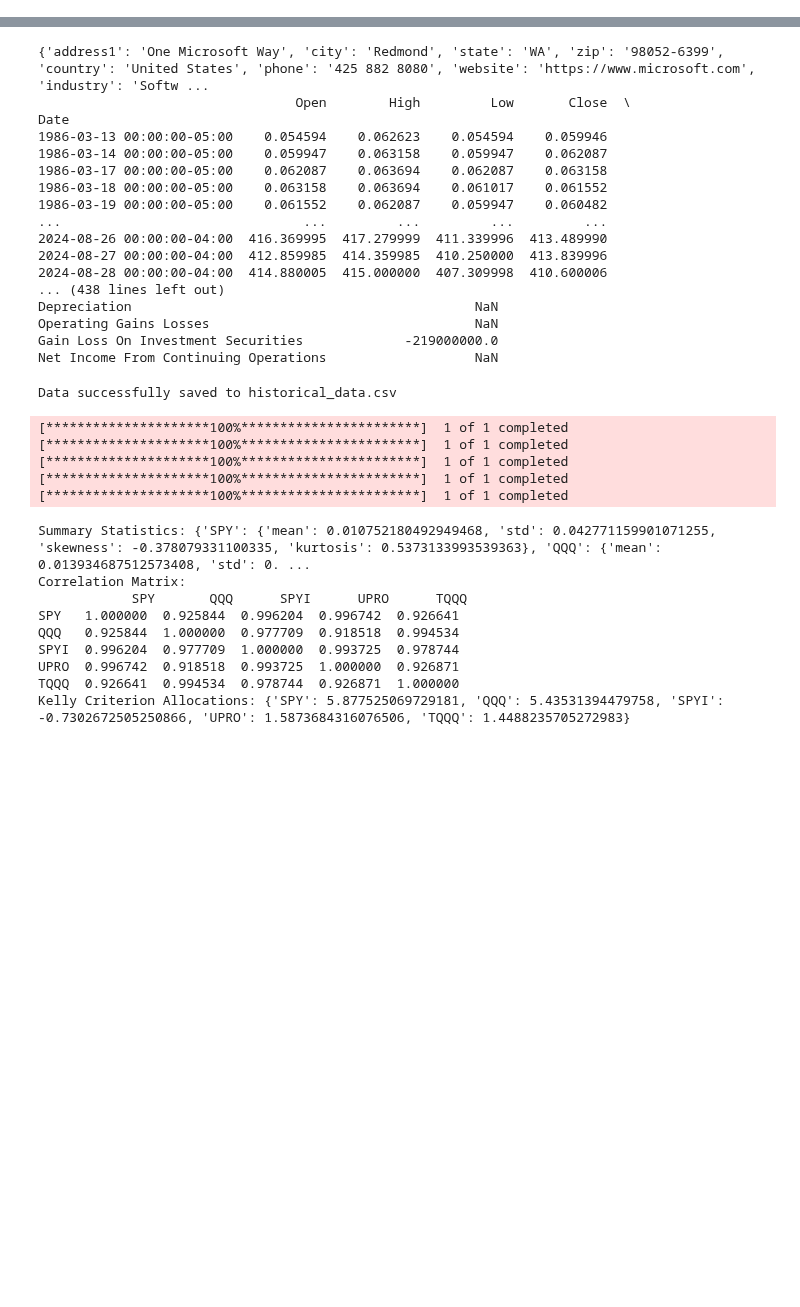
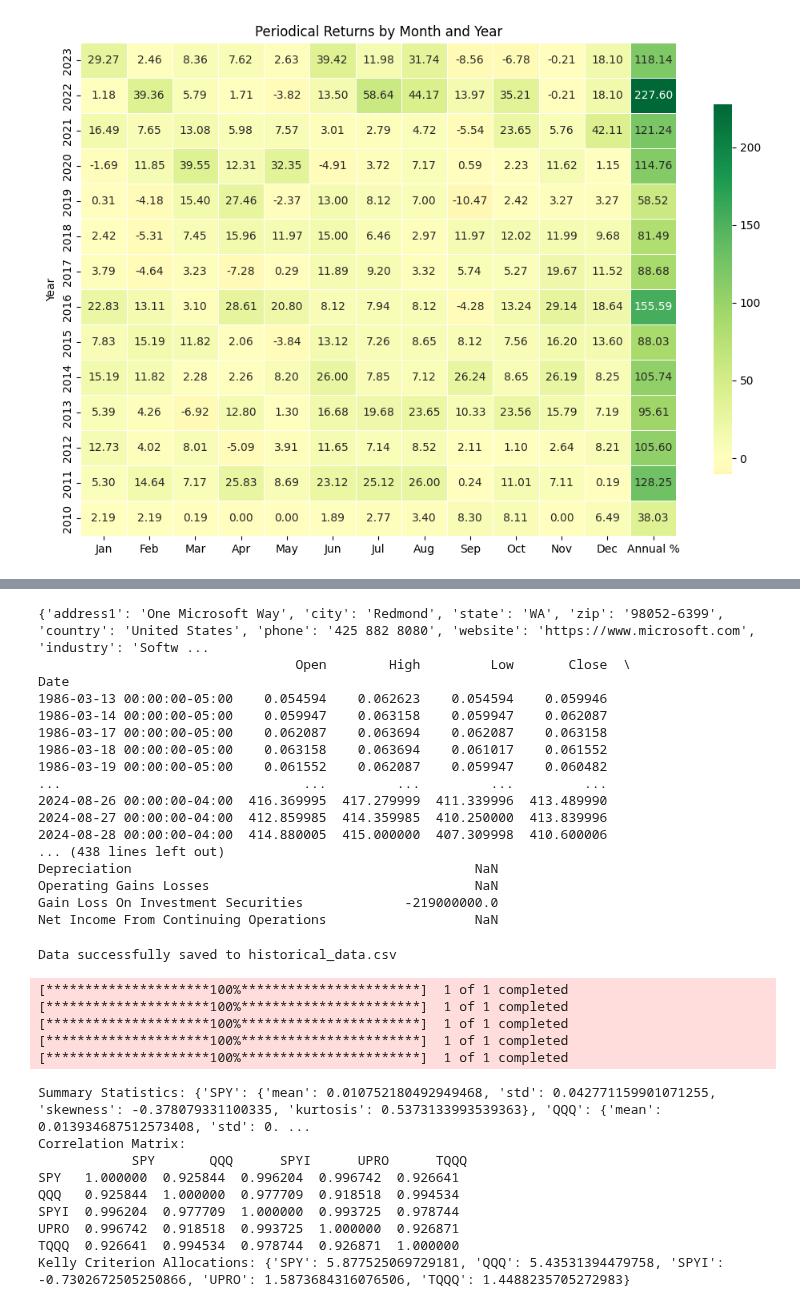
Before and after one commit to HansUXdev/DSportfolio, a Jupyter notebook: QuantitativeFinance/QFA-lib/Test.ipynb, the cells around one changed output, grey strips where cells are left out. Drawn from its saved outputs; the diff is of its cells as text; code cells hidden in the pictures; blank space fills up the shorter version.

```diff
--- a/QuantitativeFinance/QFA-lib/Test.ipynb
+++ b/QuantitativeFinance/QFA-lib/Test.ipynb
@@ -0,0 +52,50 @@
+# %%
+import pandas as pd
+import matplotlib.pyplot as plt
+import seaborn as sns
+
+# Sample Data
+data = {
+    "Year": [2023, 2022, 2021, 2020, 2019, 2018, 2017, 2016, 2015, 2014, 2013, 2012, 2011, 2010],
+    "Jan": [29.27, 1.18, 16.49, -1.69, 0.31, 2.42, 3.79, 22.83, 7.83, 15.19, 5.39, 12.73, 5.30, 2.19],
+    "Feb": [2.46, 39.36, 7.65, 11.85, -4.18, -5.31, -4.64, 13.11, 15.19, 11.82, 4.26, 4.02, 14.64, 2.19],
+    "Mar": [8.36, 5.79, 13.08, 39.55, 15.40, 7.45, 3.23, 3.10, 11.82, 2.28, -6.92, 8.01, 7.17, 0.19],
+    "Apr": [7.62, 1.71, 5.98, 12.31, 27.46, 15.96, -7.28, 28.61, 2.06, 2.26, 12.80, -5.09, 25.83, 0.00],
+    "May": [2.63, -3.82, 7.57, 32.35, -2.37, 11.97, 0.29, 20.80, -3.84, 8.20, 1.30, 3.91, 8.69, 0.00],
+    "Jun": [39.42, 13.50, 3.01, -4.91, 13.00, 15.00, 11.89, 8.12, 13.12, 26.00, 16.68, 11.65, 23.12, 1.89],
+    "Jul": [11.98, 58.64, 2.79, 3.72, 8.12, 6.46, 9.20, 7.94, 7.26, 7.85, 19.68, 7.14, 25.12, 2.77],
+    "Aug": [31.74, 44.17, 4.72, 7.17, 7.00, 2.97, 3.32, 8.12, 8.65, 7.12, 23.65, 8.52, 26.00, 3.40],
+    "Sep": [-8.56, 13.97, -5.54, 0.59, -10.47, 11.97, 5.74, -4.28, 8.12, 26.24, 10.33, 2.11, 0.24, 8.30],
+    "Oct": [-6.78, 35.21, 23.65, 2.23, 2.42, 12.02, 5.27, 13.24, 7.56, 8.65, 23.56, 1.10, 11.01, 8.11],
+    "Nov": [-0.21, -0.21, 5.76, 11.62, 3.27, 11.99, 19.67, 29.14, 16.20, 26.19, 15.79, 2.64, 7.11, 0.00],
+    "Dec": [18.10, 18.10, 42.11, 1.15, 3.27, 9.68, 11.52, 18.64, 13.60, 8.25, 7.19, 8.21, 0.19, 6.49],
+    "Annual %": [118.14, 227.60, 121.24, 114.76, 58.52, 81.49, 88.68, 155.59, 88.03, 105.74, 95.61, 105.60, 128.25, 38.03]
+}
+
+# Create a DataFrame
+df = pd.DataFrame(data)
+
+# Set the 'Year' column as the index
+df.set_index('Year', inplace=True)
+
+# Transpose the DataFrame to swap the rows and columns
+df_t = df.T
+
+import pandas as pd
+import matplotlib.pyplot as plt
+import seaborn as sns
+
+# Assuming `df` is already defined with your data
+# Make sure 'Year' is set as the index and 'Annual %' is a column
+
+# Set the 'Year' column as the index if it's not already
+# df.set_index('Year', inplace=True)
+
+# Create the heatmap
+plt.figure(figsize=(12, 8))
+sns.heatmap(df, annot=True, fmt=".2f", cmap="RdYlGn", center=0, linewidths=.5, cbar_kws={"shrink": .75})
+
+plt.title('Periodical Returns by Month and Year')
+plt.show()
+# %% [output]
+[figure, added]
```
Also changed, not shown: parts of 4 cells of this notebook, 6 other files.
